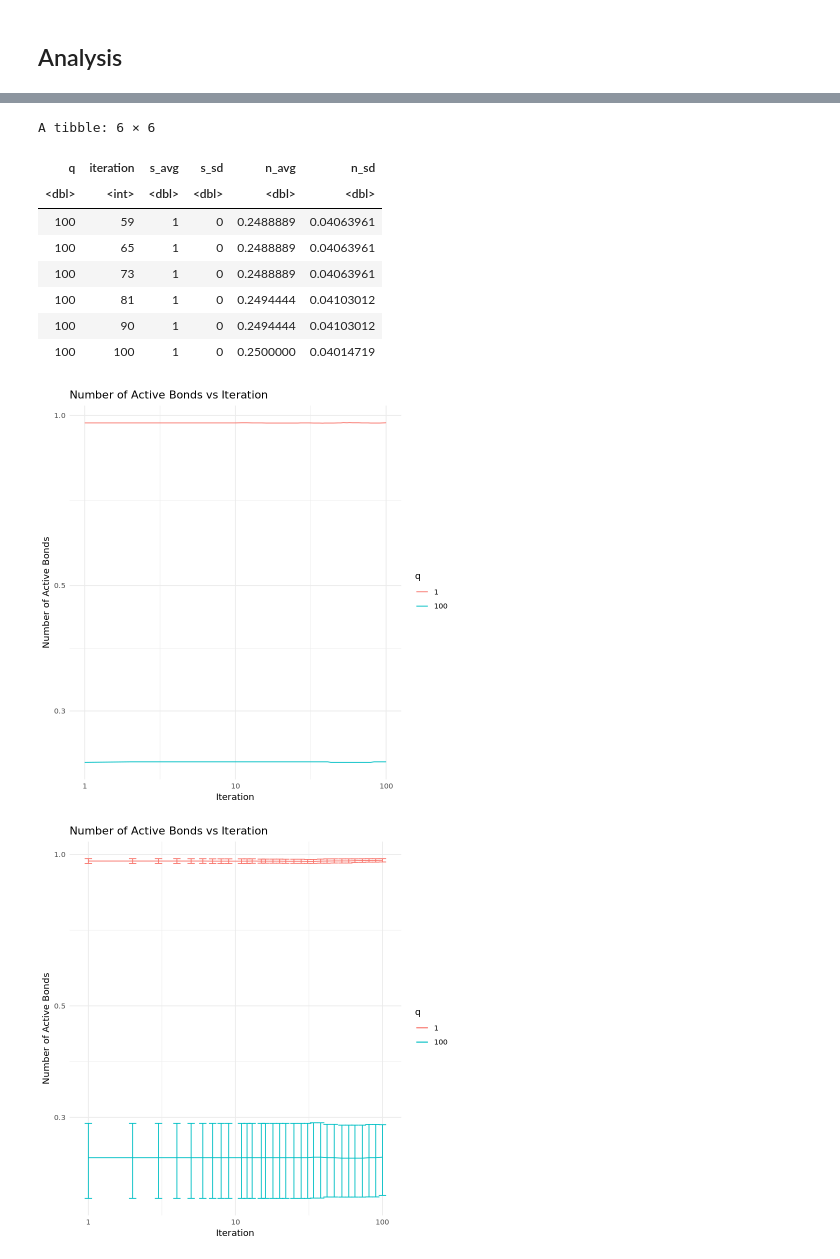
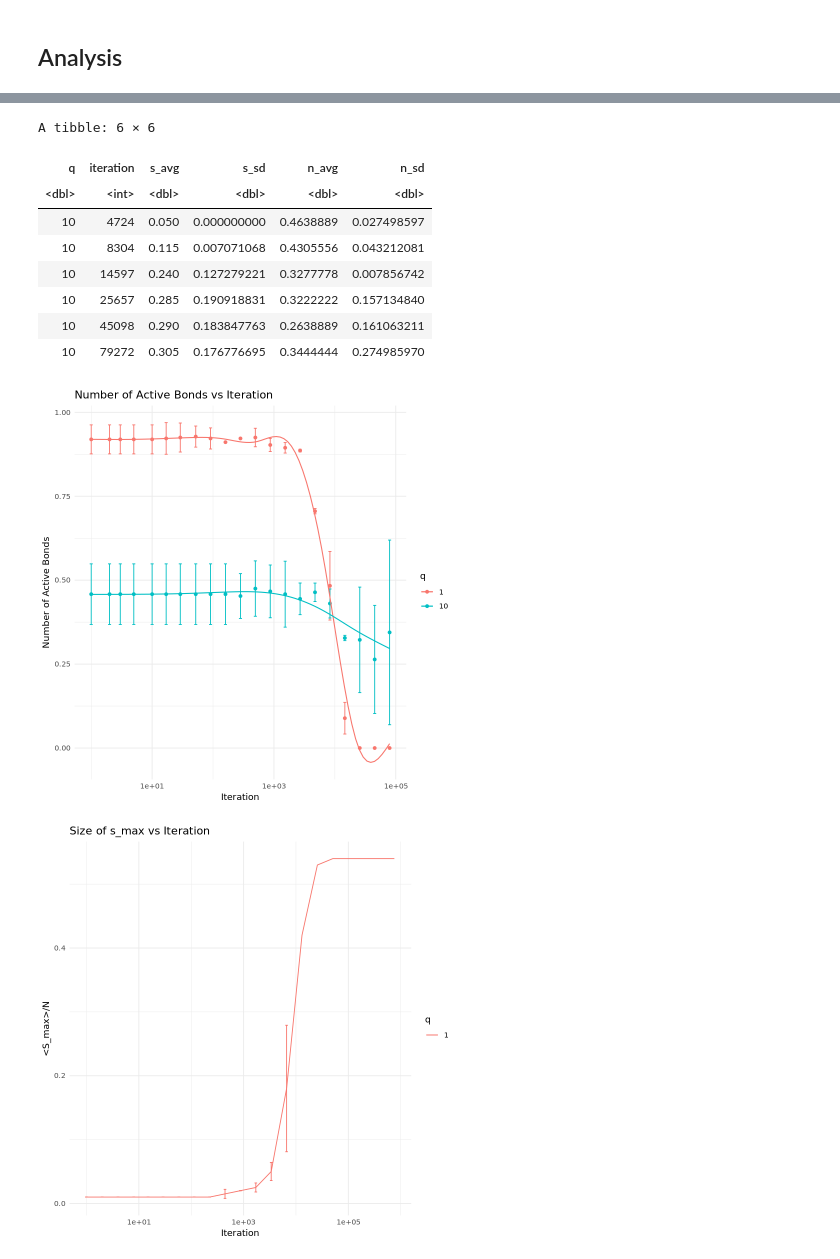
Before and after one commit to paololapo/ComplexNetworks_projects, a Jupyter notebook: code/task_30/social_influence.ipynb, the cells around one changed output, grey strips where cells are left out. Saved outputs shown, nothing was run; the diff lists cells and outputs as text; code cells hidden in the pictures.

```diff
--- a/code/task_30/social_influence.ipynb
+++ b/code/task_30/social_influence.ipynb
@@ -239,9 +243,10 @@ A data.frame: 620 × 5
 # %%
-# Summarize the Monte Carlo simulations
+# Filter the results and summarize the Monte Carlo simulations
 df <- res |>
+  filter (L == 10, F == 7) |>
   group_by(q, iteration) |>
   summarize(
-    s_avg=mean(s_max), s_sd=sd(s_max),
+    s_avg=mean(s_max_den), s_sd=sd(s_max_den),
     n_avg=mean(n_density), n_sd=sd(n_density),
     .groups = 'drop'
   )
@@ -251,34 +256,40 @@ tail(df)
 A tibble: 6 × 6
 | q | iteration | s_avg | s_sd | n_avg | n_sd |
 | <dbl> | <int> | <dbl> | <dbl> | <dbl> | <dbl> |
-| 100 | 59 | 1 | 0 | 0.2488889 | 0.04063961 |
-| 100 | 65 | 1 | 0 | 0.2488889 | 0.04063961 |
-| 100 | 73 | 1 | 0 | 0.2488889 | 0.04063961 |
-| 100 | 81 | 1 | 0 | 0.2494444 | 0.04103012 |
-| 100 | 90 | 1 | 0 | 0.2494444 | 0.04103012 |
-| 100 | 100 | 1 | 0 | 0.2500000 | 0.04014719 |
+| 10 | 4724 | 0.050 | 0.000000000 | 0.4638889 | 0.027498597 |
+| 10 | 8304 | 0.115 | 0.007071068 | 0.4305556 | 0.043212081 |
+| 10 | 14597 | 0.240 | 0.127279221 | 0.3277778 | 0.007856742 |
+| 10 | 25657 | 0.285 | 0.190918831 | 0.3222222 | 0.157134840 |
+| 10 | 45098 | 0.290 | 0.183847763 | 0.2638889 | 0.161063211 |
+| 10 | 79272 | 0.305 | 0.176776695 | 0.3444444 | 0.274985970 |
 # %%
 # Plot number of active bonds vs iteration per each q
-ggplot(df, aes(x=iteration, y=n_avg, color=factor(q))) +
-  geom_line() +
-  scale_x_log10() +
-  scale_y_log10() +
-  labs(title="Number of Active Bonds vs Iteration", x="Iteration", y="Number of Active Bonds", color="q") +
+ggplot(df, aes(x = iteration, y = n_avg, color = factor(q))) +
+  geom_point() +  # Line plot for the mean values
+  geom_errorbar(aes(ymin = n_avg - n_sd, ymax = n_avg + n_sd), width = 0.05) +  # Error bars
+  geom_smooth(method = "gam", formula = y ~ s(x, bs = "cs"), se = FALSE, size = 0.6) + # Smooth line
+  scale_x_log10() +  # Log scale for x-axis
+  labs(
+    title = "Number of Active Bonds vs Iteration",
+    x = "Iteration",
+    y = "Number of Active Bonds",
+    color = "q"
+  ) +
   theme_minimal()
 # %% [output]
-[figure, old version]
+[figure, new version]
 # %%
-ggplot(df, aes(x = iteration, y = n_avg, color = factor(q))) +
+# Plot number of s_max vs iteration per each q
+ggplot(df, aes(x = iteration, y = s_avg/N, color = factor(q))) +
   geom_line() +  # Line plot for the mean values
-  geom_errorbar(aes(ymin = n_avg - n_sd, ymax = n_avg + n_sd), width = 0.05) +  # Error bars
+  geom_errorbar(aes(ymin=(s_avg-s_sd)/N, ymax=(s_avg+s_sd)/N, width = 0.05)) +  # Error bars
   scale_x_log10() +  # Log scale for x-axis
-  scale_y_log10() +  # Log scale for y-axis
   labs(
-    title = "Number of Active Bonds vs Iteration",
+    title = "Size of s_max vs Iteration",
     x = "Iteration",
-    y = "Number of Active Bonds",
+    y = "<S_max>/N",
     color = "q"
   ) +
   theme_minimal()
 # %% [output]
-[figure, old version]
+[figure, new version]
```
Also changed, not shown: parts of 6 cells of this notebook, 2 other files.
